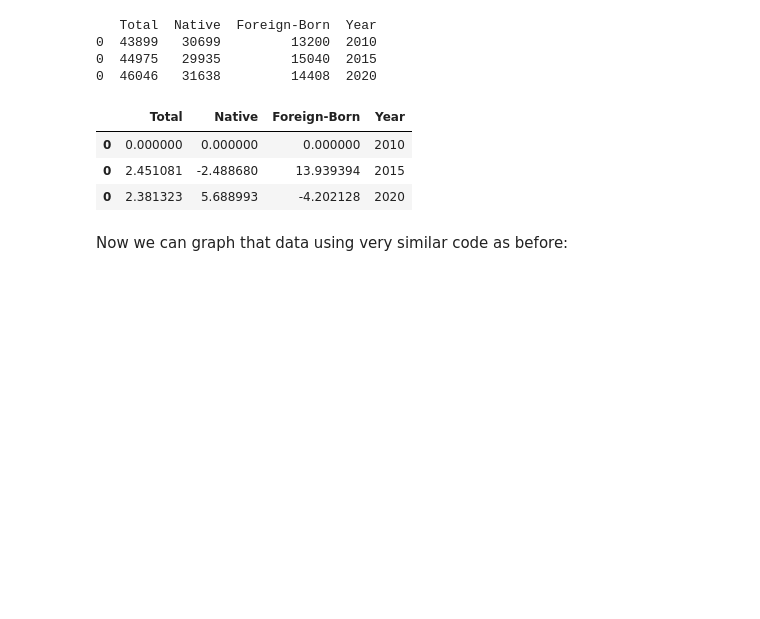
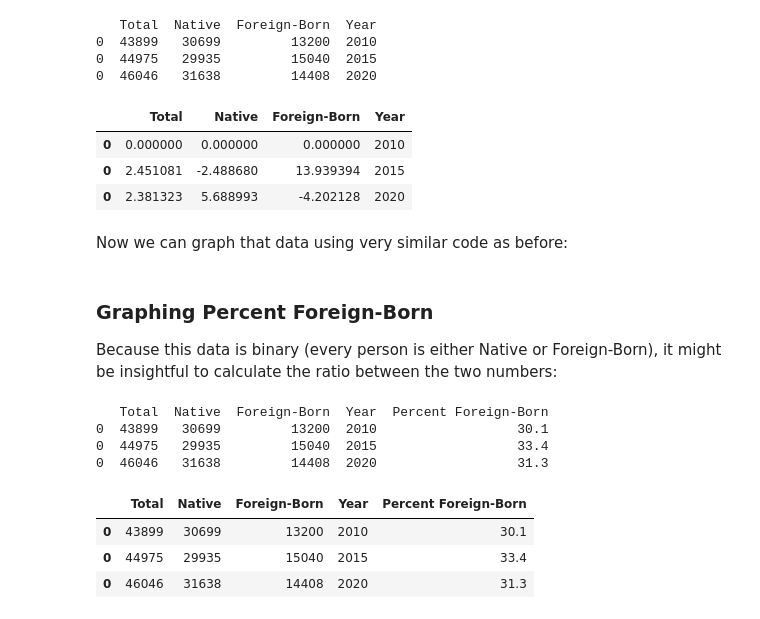
Before and after one commit to arilamstein/hometown_analysis, a Jupyter notebook: 04-time-series-template.ipynb, the cells around one changed output. Drawn from its saved outputs; the diff is of its cells as text; code cells hidden in the pictures; blank space fills up the shorter version.

Commit message:
add new graph

```diff
--- a/04-time-series-template.ipynb
+++ b/04-time-series-template.ipynb
@@ -224,3 +224,22 @@ fig.update_layout(
 )
 
 fig.show()
+# %% [markdown]
+### Graphing Percent Foreign-Born
+
+Because this data is binary (every person is either Native or Foreign-Born), it might be insightful to calculate the ratio between the two numbers:
+# %%
+print(df)
+
+df["Percent Foreign-Born"] = (df["Foreign-Born"] / df["Total"] * 100).round(1)
+
+df
+# %% [output]
+   Total  Native  Foreign-Born  Year  Percent Foreign-Born
+0  43899   30699         13200  2010                  30.1
+0  44975   29935         15040  2015                  33.4
+0  46046   31638         14408  2020                  31.3
+|  | Total | Native | Foreign-Born | Year | Percent Foreign-Born |
+| 0 | 43899 | 30699 | 13200 | 2010 | 30.1 |
+| 0 | 44975 | 29935 | 15040 | 2015 | 33.4 |
+| 0 | 46046 | 31638 | 14408 | 2020 | 31.3 |
```
Also changed, not shown: parts of 1 cell of this notebook.
